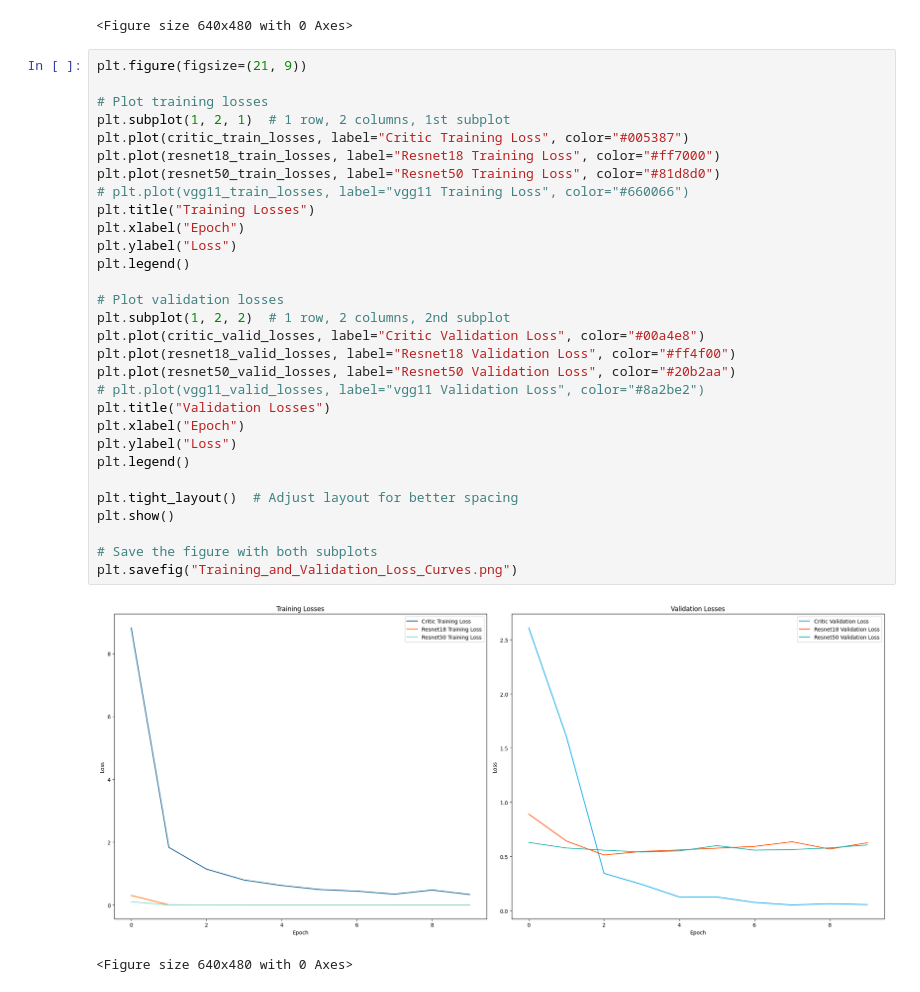
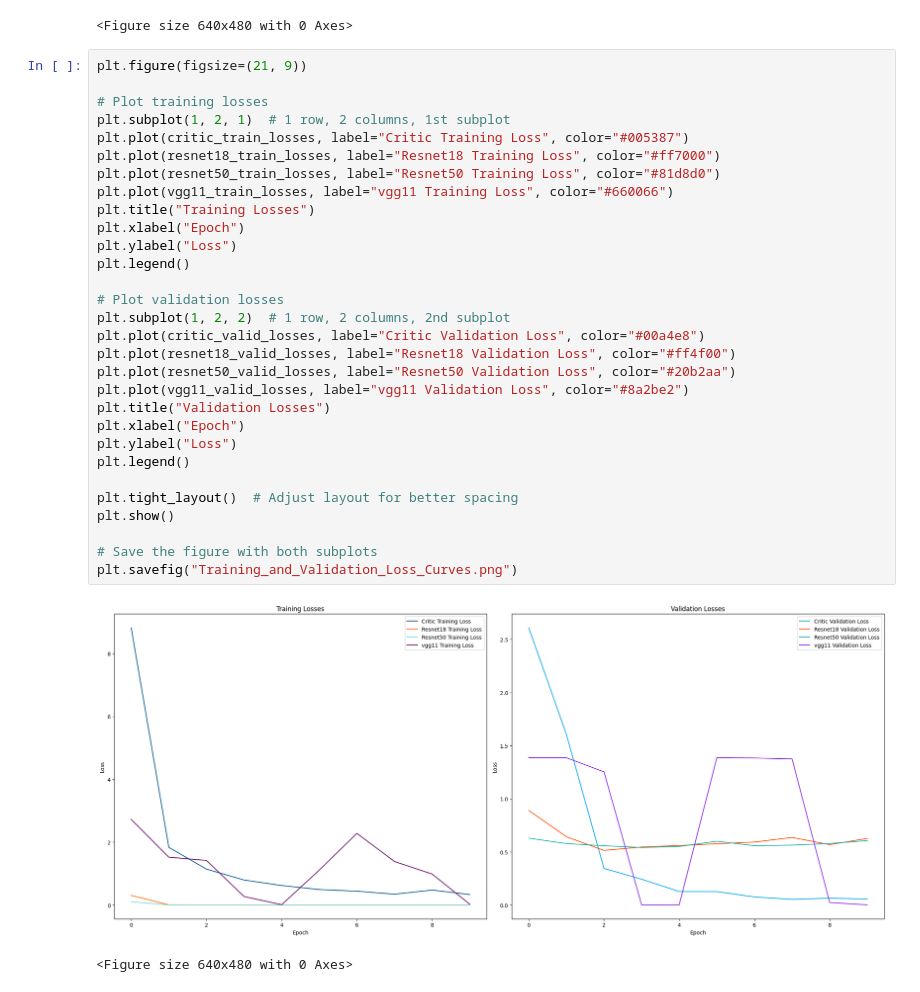
Before and after one commit to sanyamjain0315/generated-image-detection, a Jupyter notebook: discriminating_models.ipynb, the cells around one changed output. Saved outputs shown, nothing was run; the diff lists cells and outputs as text.

```diff
--- a/discriminating_models.ipynb
+++ b/discriminating_models.ipynb
@@ -845,33 +763,33 @@ plt.savefig("All models loss curve.png")  # Save the loss plot
 # %%
 plt.figure(figsize=(21, 9))
 
 # Plot training losses
 plt.subplot(1, 2, 1)  # 1 row, 2 columns, 1st subplot
 plt.plot(critic_train_losses, label="Critic Training Loss", color="#005387")
 plt.plot(resnet18_train_losses, label="Resnet18 Training Loss", color="#ff7000")
 plt.plot(resnet50_train_losses, label="Resnet50 Training Loss", color="#81d8d0")
-# plt.plot(vgg11_train_losses, label="vgg11 Training Loss", color="#660066")
+plt.plot(vgg11_train_losses, label="vgg11 Training Loss", color="#660066")
 plt.title("Training Losses")
 plt.xlabel("Epoch")
 plt.ylabel("Loss")
 plt.legend()
 
 # Plot validation losses
 plt.subplot(1, 2, 2)  # 1 row, 2 columns, 2nd subplot
 plt.plot(critic_valid_losses, label="Critic Validation Loss", color="#00a4e8")
 plt.plot(resnet18_valid_losses, label="Resnet18 Validation Loss", color="#ff4f00")
 plt.plot(resnet50_valid_losses, label="Resnet50 Validation Loss", color="#20b2aa")
-# plt.plot(vgg11_valid_losses, label="vgg11 Validation Loss", color="#8a2be2")
+plt.plot(vgg11_valid_losses, label="vgg11 Validation Loss", color="#8a2be2")
 plt.title("Validation Losses")
 plt.xlabel("Epoch")
 plt.ylabel("Loss")
 plt.legend()
 
 plt.tight_layout()  # Adjust layout for better spacing
 plt.show()
 
 # Save the figure with both subplots
 plt.savefig("Training_and_Validation_Loss_Curves.png")
 # %% [output]
-[figure, old version]
+[figure, new version]
 <Figure size 640x480 with 0 Axes>
```
Also changed, not shown: parts of 2 cells of this notebook, 1 other file.
